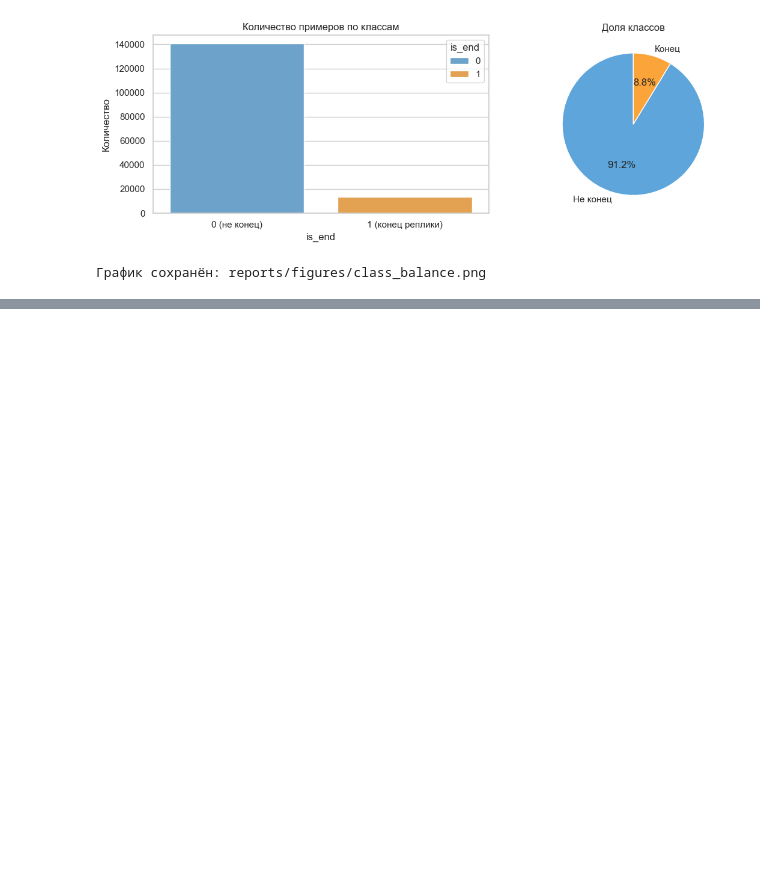
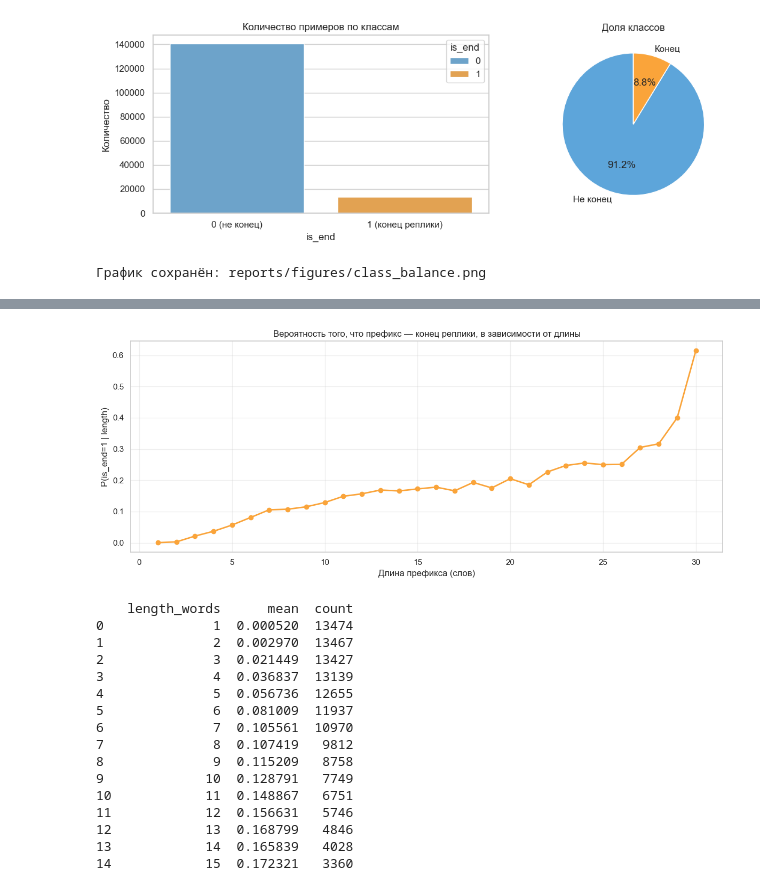
Before and after one commit to bukenov/turn-detector, a Jupyter notebook: notebooks/01_eda.ipynb, the cells around one changed output, grey strips where cells are left out. Drawn from its saved outputs; the diff is of its cells as text; code cells hidden in the pictures; blank space fills up the shorter version.

```diff
--- a/notebooks/01_eda.ipynb
+++ b/notebooks/01_eda.ipynb
@@ -315,0 +421,35 @@ print("\nГрафик сохранён: reports/figures/class_balance.png")
+# %%
+# Доля is_end=1 в каждом бакете длины
+length_vs_end = df.groupby('length_words')['is_end'].agg(['mean', 'count']).reset_index()
+length_vs_end = length_vs_end[length_vs_end['count'] >= 50]  # отбрасываем шумные бакеты
+
+fig, ax = plt.subplots(figsize=(12, 5))
+ax.plot(length_vs_end['length_words'], length_vs_end['mean'],
+        marker='o', linewidth=2, color='#FAA43A')
+ax.set_xlabel('Длина префикса (слов)')
+ax.set_ylabel('P(is_end=1 | length)')
+ax.set_title('Вероятность того, что префикс — конец реплики, в зависимости от длины')
+ax.grid(True, alpha=0.3)
+plt.tight_layout()
+plt.savefig('../reports/figures/length_vs_prob_end.png', dpi=150, bbox_inches='tight')
+plt.show()
+
+print(length_vs_end.head(15))
+# %% [output]
+[figure, added]
+    length_words      mean  count
+0              1  0.000520  13474
+1              2  0.002970  13467
+2              3  0.021449  13427
+3              4  0.036837  13139
+4              5  0.056736  12655
+5              6  0.081009  11937
+6              7  0.105561  10970
+7              8  0.107419   9812
+8              9  0.115209   8758
+9             10  0.128791   7749
+10            11  0.148867   6751
+11            12  0.156631   5746
+12            13  0.168799   4846
+13            14  0.165839   4028
+14            15  0.172321   3360
```
Also changed, not shown: parts of 4 cells of this notebook, 4 other files.
